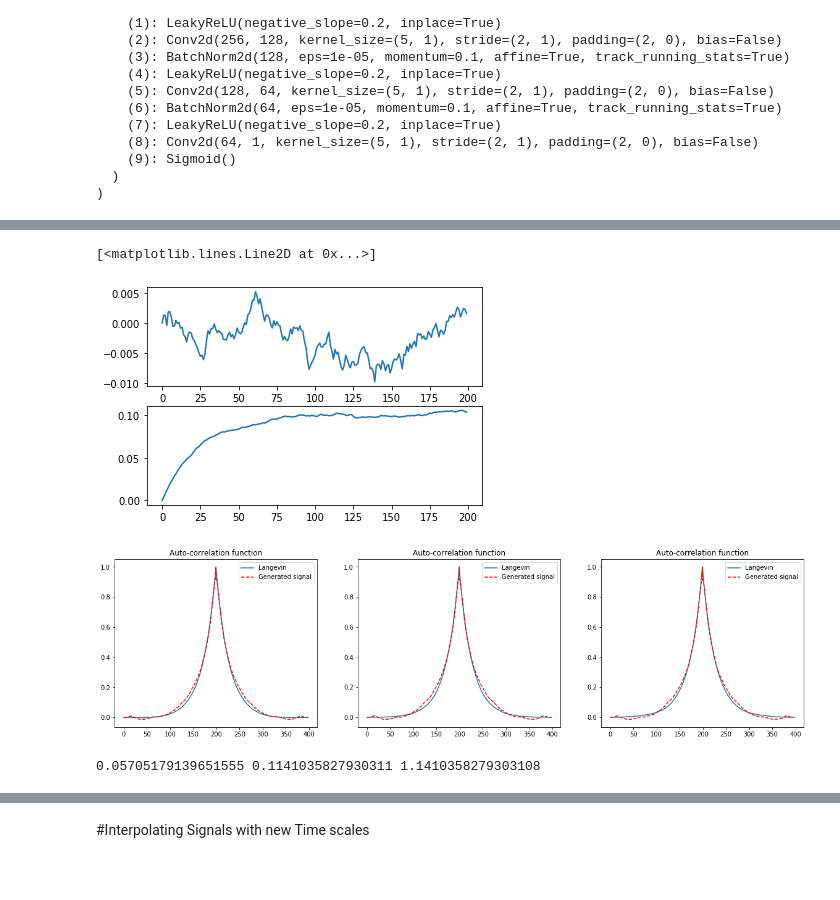
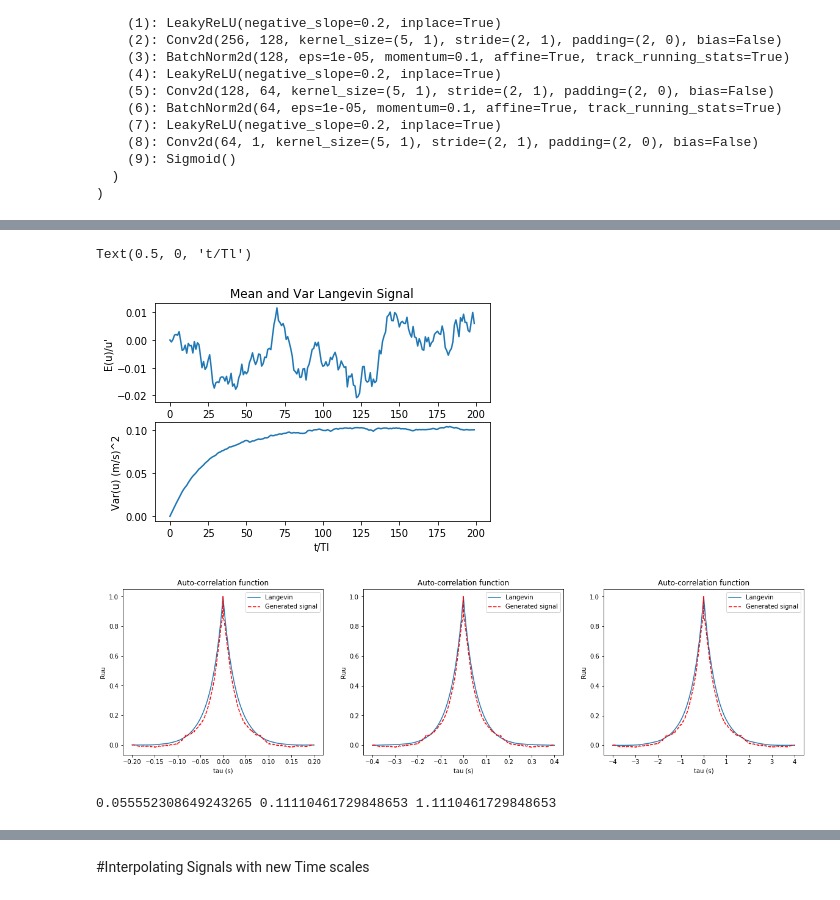
Before and after one commit to ferngonzalezp/Langevin-GAN, a Jupyter notebook: conditional_dcgan_langevin_pytroch.ipynb, the cells around one changed output, grey strips where cells are left out. Drawn from its saved outputs; the diff is of its cells as text; code cells hidden in the pictures; blank space fills up the shorter version.

```diff
--- a/conditional_dcgan_langevin_pytroch.ipynb
+++ b/conditional_dcgan_langevin_pytroch.ipynb
@@ -56,7 +56,7 @@ ngf = 64
 ndf = 64
 
 # Number of training epochs
-num_epochs = 100
+num_epochs = 200
 
 # Learning rate for optimizers
 lr = 0.0002
@@ -241,17 +241,17 @@ class Discriminator(nn.Module):
         )
         self.main = nn.Sequential(
             # input is nz x 1 x 1
-            nn.utils.spectral_norm(nn.Conv2d(nPred*4+1, ndf * 4, (5,1), (2,1), (2,0), bias=False)),
+            (nn.Conv2d(nPred*4+1, ndf * 4, (5,1), (2,1), (2,0), bias=False)),
             nn.LeakyReLU(0.2,inplace=True),
             # state size. (ndf*2) x 1 x 1
-            nn.utils.spectral_norm(nn.Conv2d(ndf * 4, ndf * 2, (5,1), (2,1), (2,0), bias=False)),
+            (nn.Conv2d(ndf * 4, ndf * 2, (5,1), (2,1), (2,0), bias=False)),
             nn.BatchNorm2d(ndf * 2),
             nn.LeakyReLU(0.2,inplace=True),
             # state size. (ndf*4) x 1 x 1
-            nn.utils.spectral_norm(nn.Conv2d(ndf * 2, ndf, (5,1), (2,1), (2,0), bias=False)),
+            (nn.Conv2d(ndf * 2, ndf, (5,1), (2,1), (2,0), bias=False)),
             nn.BatchNorm2d(ndf),
             nn.LeakyReLU(0.2,inplace=True),
-            nn.utils.spectral_norm(nn.Conv2d(ndf, 1, (5,1), (2,1), (2,0), bias=False)),
+            (nn.Conv2d(ndf, 1, (5,1), (2,1), (2,0), bias=False)),
             nn.Sigmoid()
         )
 
@@ -299,8 +299,8 @@ Discriminator(
 criterion = nn.BCELoss()
 
 # Establish convention for real and fake labels during training
-real_label = 0.9
-fake_label = 0.1
+real_label = 1
+fake_label = 0
 
 # Setup Adam optimizers for both G and D
 optimizerD =  optim.Adam(netD.parameters(), lr=lr, betas=(beta1, 0.999))
@@ -571,19 +622,25 @@ plt.plot(langevin_3[np.random.random_integers(0,4999),:,0,0])
 # %%
 mean_gen = np.zeros(nPred*4)
 var_gen = np.zeros(nPred*4)
 for i  in range(0,num_examples_to_generate):
     mean_gen = mean_gen+ langevin_1[i,:,0,0]
     var_gen = var_gen + langevin_1[i,:,0,0]**2
 
 mean_gen = mean_gen/num_examples_to_generate
 var_gen = var_gen/num_examples_to_generate-mean_gen**2
+mean_gen = mean_gen/np.sqrt(.1)
 plt.subplot(2,1,1)
 plt.plot(mean_gen)
+plt.title("Mean and Var Langevin Signal")
+plt.ylabel("E(u)/u'")
+plt.xlabel("t/Tl")
 plt.subplot(2,1,2)
 plt.plot(var_gen)
+plt.ylabel("Var(u) (m/s)^2")
+plt.xlabel("t/Tl")
 # %% [output]
-[<matplotlib.lines.Line2D at 0x...>]
+Text(0.5, 0, 't/Tl')
-[figure, old version]
+[figure, new version]
 # %%
 plt.figure(figsize=(20,5))
 Ruu_real = np.array(0);
@@ -592,8 +649,10 @@ for i in range(num_examples_to_generate):
 Ruu_real = Ruu_real/num_examples_to_generate
 plt.subplot(1,3,1)
 plt.title('Auto-correlation function')
-plt.plot(Ruu_real,label='Langevin')
-plt.plot(Ruu_1,'r--',label='Generated signal')
+plt.plot(np.linspace(-Tl[0]*nPer,Tl[0]*nPer,nPred*2*nPer-1),Ruu_real,label='Langevin')
+plt.plot(np.linspace(-Tl[0]*nPer,Tl[0]*nPer,nPred*2*nPer-1),Ruu_1,'r--',label='Generated signal')
+plt.ylabel("Ruu")
+plt.xlabel("tau (s)")
 plt.legend()
 
 Ruu_real = np.array(0);
@@ -602,8 +661,10 @@ for i in range(num_examples_to_generate):
 Ruu_real = Ruu_real/num_examples_to_generate
 plt.subplot(1,3,2)
 plt.title('Auto-correlation function')
-plt.plot(Ruu_real,label='Langevin')
-plt.plot(Ruu_2,'r--',label='Generated signal')
+plt.plot(np.linspace(-Tl[1]*nPer,Tl[1]*nPer,nPred*2*nPer-1),Ruu_real,label='Langevin')
+plt.plot(np.linspace(-Tl[1]*nPer,Tl[1]*nPer,nPred*2*nPer-1),Ruu_2,'r--',label='Generated signal')
+plt.ylabel("Ruu")
+plt.xlabel("tau (s)")
 plt.legend()
 
 Ruu_real = np.array(0);
@@ -612,19 +673,21 @@ for i in range(num_examples_to_generate):
 Ruu_real = Ruu_real/num_examples_to_generate
 plt.subplot(1,3,3)
 plt.title('Auto-correlation function')
-plt.plot(Ruu_real,label='Langevin')
-plt.plot(Ruu_3,'r--',label='Generated signal')
+plt.plot(np.linspace(-Tl[2]*nPer,Tl[2]*nPer,nPred*2*nPer-1),Ruu_real,label='Langevin')
+plt.plot(np.linspace(-Tl[2]*nPer,Tl[2]*nPer,nPred*2*nPer-1),Ruu_3,'r--',label='Generated signal')
+plt.ylabel("Ruu")
+plt.xlabel("tau (s)")
 plt.legend()
 plt.show()
 # %% [output]
-[figure, old version]
+[figure, new version]
 # %%
 Tl_emp1 = np.trapz(Ruu_real,np.linspace(-Tl[0]*nPer,Tl[0]*nPer,nPred*8-1))
 Tl_emp2 = np.trapz(Ruu_real,np.linspace(-Tl[1]*nPer,Tl[1]*nPer,nPred*8-1))
 Tl_emp3 = np.trapz(Ruu_real,np.linspace(-Tl[2]*nPer,Tl[2]*nPer,nPred*8-1))
 print(Tl_emp1,Tl_emp2,Tl_emp3)
 # %% [output]
-0.05705179139651555 0.1141035827930311 1.1410358279303108
+0.055552308649243265 0.11110461729848653 1.1110461729848653
 # %%
 plt.figure(figsize=(20,5))
 bins = np.linspace(-2,2,50)
```
Also changed, not shown: parts of 19 cells of this notebook.
